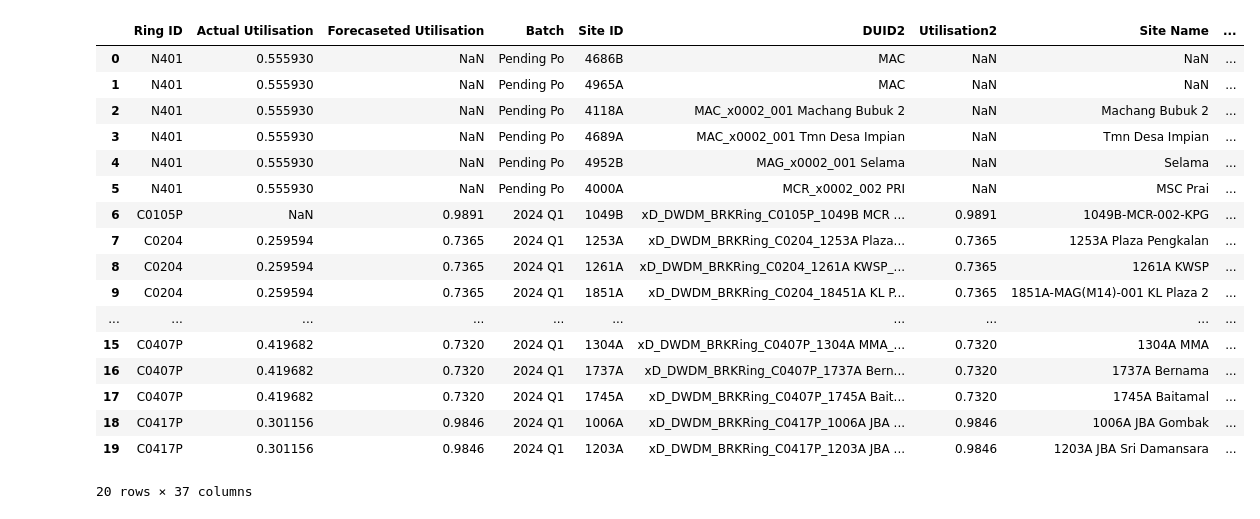
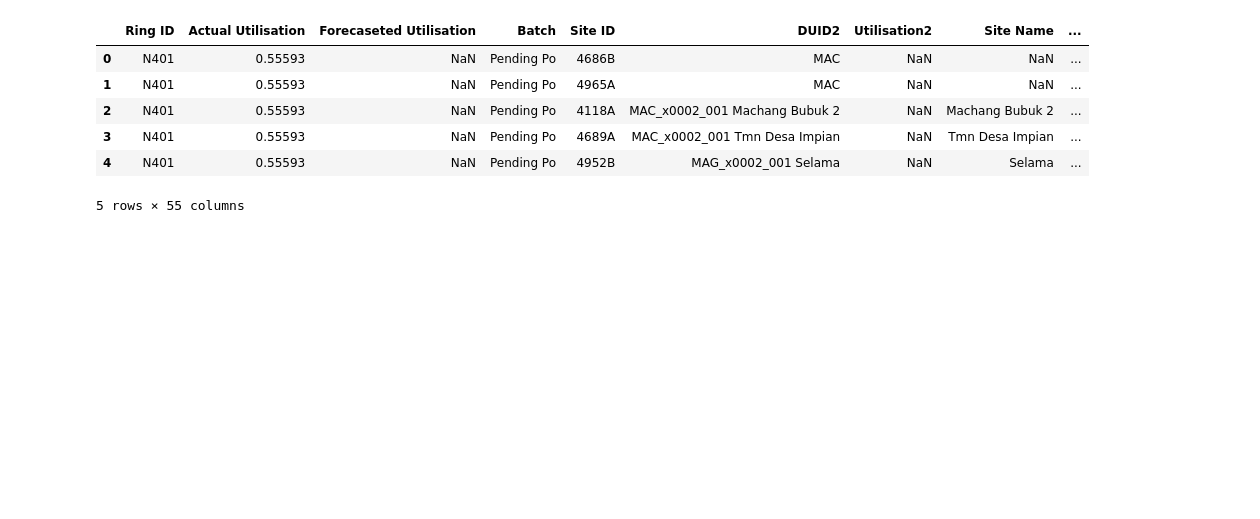
Before and after one commit to MuhdNurAkmal/BreakRingTracker, a Jupyter notebook: read_excel.ipynb, the cells around one changed output. Saved outputs shown, nothing was run; the diff lists cells and outputs as text; code cells hidden in the pictures; blank space fills up the shorter version.

```diff
--- a/read_excel.ipynb
+++ b/read_excel.ipynb
@@ -32,24 +2,13 @@ ax.set_xticklabels(tasks)
 import numpy as np
 import pandas as pd
 # %%
-df = pd.read_excel("C:/Users/win 11/Downloads/Mira.zip/Mira/20240430_DWDM IP-BreakRing Tracker_SR.xlsx", "Master Data", skiprows=[0])
-df.head(20)
+df_dwdm = pd.read_excel("data/20240530_DWDM IP-BreakRing Tracker_URSZ (Batch 1) (3).xlsx", "Master Data", skiprows=[0])
+df_dwdm.head(5)
 # %% [output]
 |  | Ring ID | Actual Utilisation | Forecaseted Utilisation | Batch | Site ID | DUID2 | Utilisation2 | Site Name | ... |
-| 0 | N401 | 0.555930 | NaN | Pending Po | 4686B | MAC | NaN | NaN | ... |
-| 1 | N401 | 0.555930 | NaN | Pending Po | 4965A | MAC | NaN | NaN | ... |
-| 2 | N401 | 0.555930 | NaN | Pending Po | 4118A | MAC_x0002_001 Machang Bubuk 2 | NaN | Machang Bubuk 2 | ... |
-| 3 | N401 | 0.555930 | NaN | Pending Po | 4689A | MAC_x0002_001 Tmn Desa Impian | NaN | Tmn Desa Impian | ... |
-| 4 | N401 | 0.555930 | NaN | Pending Po | 4952B | MAG_x0002_001 Selama | NaN | Selama | ... |
-| 5 | N401 | 0.555930 | NaN | Pending Po | 4000A | MCR_x0002_002 PRI | NaN | MSC Prai | ... |
-| 6 | C0105P | NaN | 0.9891 | 2024 Q1 | 1049B | xD_DWDM_BRKRing_C0105P_1049B MCR ... | 0.9891 | 1049B-MCR-002-KPG | ... |
-| 7 | C0204 | 0.259594 | 0.7365 | 2024 Q1 | 1253A | xD_DWDM_BRKRing_C0204_1253A Plaza... | 0.7365 | 1253A Plaza Pengkalan | ... |
-| 8 | C0204 | 0.259594 | 0.7365 | 2024 Q1 | 1261A | xD_DWDM_BRKRing_C0204_1261A KWSP_... | 0.7365 | 1261A KWSP | ... |
-| 9 | C0204 | 0.259594 | 0.7365 | 2024 Q1 | 1851A | xD_DWDM_BRKRing_C0204_18451A KL P... | 0.7365 | 1851A-MAG(M14)-001 KL Plaza 2 | ... |
-| ... | ... | ... | ... | ... | ... | ... | ... | ... | ... |
-| 15 | C0407P | 0.419682 | 0.7320 | 2024 Q1 | 1304A | xD_DWDM_BRKRing_C0407P_1304A MMA_... | 0.7320 | 1304A MMA | ... |
-| 16 | C0407P | 0.419682 | 0.7320 | 2024 Q1 | 1737A | xD_DWDM_BRKRing_C0407P_1737A Bern... | 0.7320 | 1737A Bernama | ... |
-| 17 | C0407P | 0.419682 | 0.7320 | 2024 Q1 | 1745A | xD_DWDM_BRKRing_C0407P_1745A Bait... | 0.7320 | 1745A Baitamal | ... |
-| 18 | C0417P | 0.301156 | 0.9846 | 2024 Q1 | 1006A | xD_DWDM_BRKRing_C0417P_1006A JBA ... | 0.9846 | 1006A JBA Gombak | ... |
-| 19 | C0417P | 0.301156 | 0.9846 | 2024 Q1 | 1203A | xD_DWDM_BRKRing_C0417P_1203A JBA ... | 0.9846 | 1203A JBA Sri Damansara | ... |
+| 0 | N401 | 0.55593 | NaN | Pending Po | 4686B | MAC | NaN | NaN | ... |
+| 1 | N401 | 0.55593 | NaN | Pending Po | 4965A | MAC | NaN | NaN | ... |
+| 2 | N401 | 0.55593 | NaN | Pending Po | 4118A | MAC_x0002_001 Machang Bubuk 2 | NaN | Machang Bubuk 2 | ... |
+| 3 | N401 | 0.55593 | NaN | Pending Po | 4689A | MAC_x0002_001 Tmn Desa Impian | NaN | Tmn Desa Impian | ... |
+| 4 | N401 | 0.55593 | NaN | Pending Po | 4952B | MAG_x0002_001 Selama | NaN | Selama | ... |
-20 rows × 37 columns
+5 rows × 55 columns
```
Also changed, not shown: parts of 18 cells of this notebook, 10 other files.
